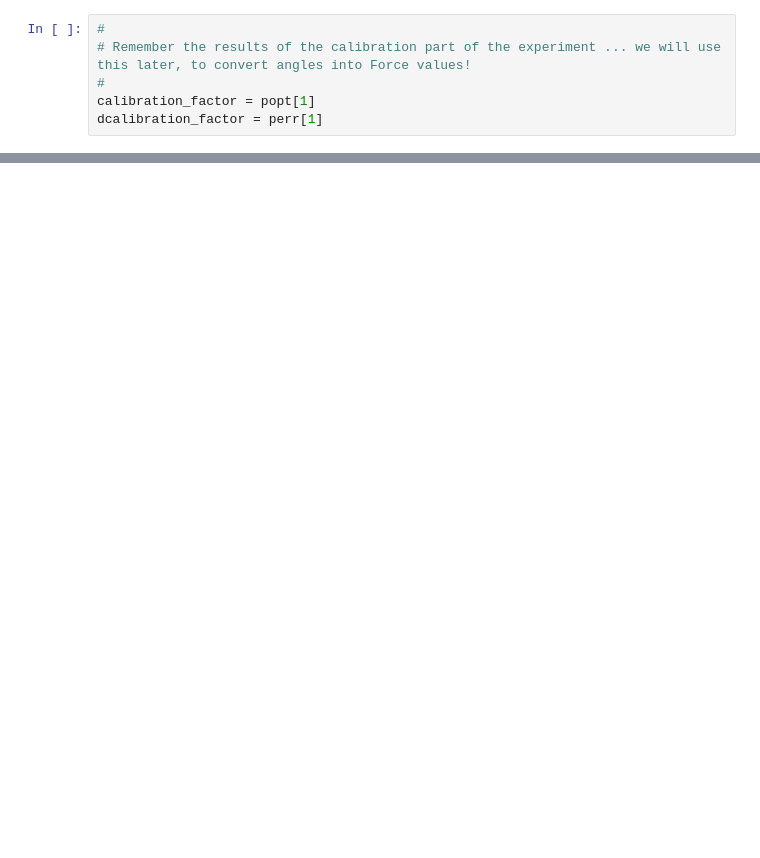
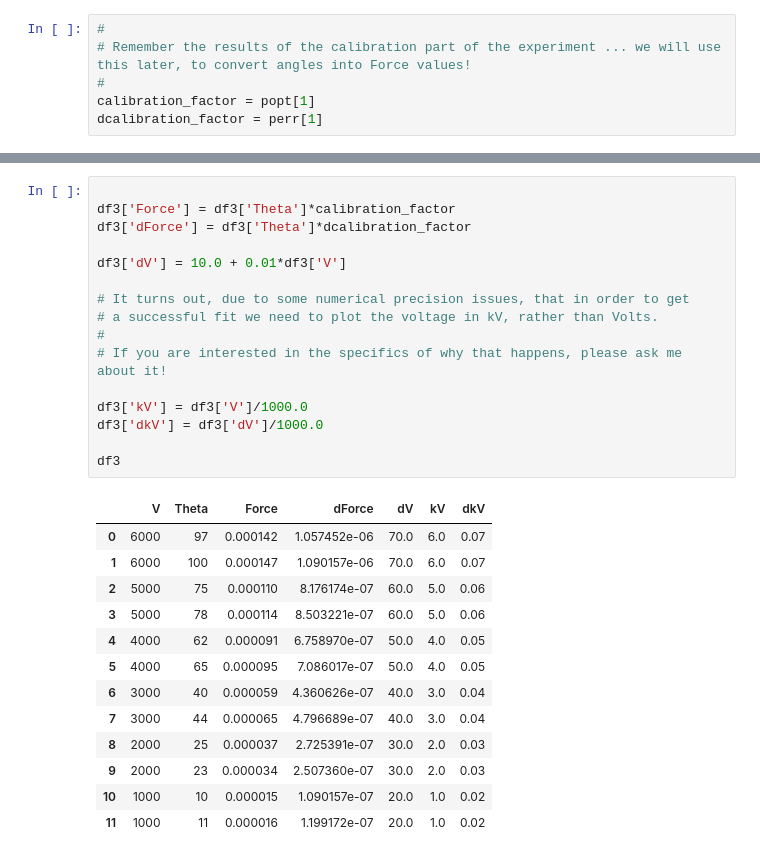
Before and after one commit to brash99/Phys202L, a Jupyter notebook: JupyterNotebooks/Coulombs_Law_Analysis.ipynb, the cells around one changed output, grey strips where cells are left out. Drawn from its saved outputs; the diff is of its cells as text; blank space fills up the shorter version.

```diff
--- a/JupyterNotebooks/Coulombs_Law_Analysis.ipynb
+++ b/JupyterNotebooks/Coulombs_Law_Analysis.ipynb
@@ -381 +473,31 @@ df3
+# %%
+
+df3['Force'] = df3['Theta']*calibration_factor
+df3['dForce'] = df3['Theta']*dcalibration_factor
+
+df3['dV'] = 10.0 + 0.01*df3['V']
+
+# It turns out, due to some numerical precision issues, that in order to get
+# a successful fit we need to plot the voltage in kV, rather than Volts.
+#
+# If you are interested in the specifics of why that happens, please ask me about it!
+
+df3['kV'] = df3['V']/1000.0
+df3['dkV'] = df3['dV']/1000.0
+
+df3
+# %% [output]
+|  | V | Theta | Force | dForce | dV | kV | dkV |
+| 0 | 6000 | 97 | 0.000142 | 1.057452e-06 | 70.0 | 6.0 | 0.07 |
+| 1 | 6000 | 100 | 0.000147 | 1.090157e-06 | 70.0 | 6.0 | 0.07 |
+| 2 | 5000 | 75 | 0.000110 | 8.176174e-07 | 60.0 | 5.0 | 0.06 |
+| 3 | 5000 | 78 | 0.000114 | 8.503221e-07 | 60.0 | 5.0 | 0.06 |
+| 4 | 4000 | 62 | 0.000091 | 6.758970e-07 | 50.0 | 4.0 | 0.05 |
+| 5 | 4000 | 65 | 0.000095 | 7.086017e-07 | 50.0 | 4.0 | 0.05 |
+| 6 | 3000 | 40 | 0.000059 | 4.360626e-07 | 40.0 | 3.0 | 0.04 |
+| 7 | 3000 | 44 | 0.000065 | 4.796689e-07 | 40.0 | 3.0 | 0.04 |
+| 8 | 2000 | 25 | 0.000037 | 2.725391e-07 | 30.0 | 2.0 | 0.03 |
+| 9 | 2000 | 23 | 0.000034 | 2.507360e-07 | 30.0 | 2.0 | 0.03 |
+| 10 | 1000 | 10 | 0.000015 | 1.090157e-07 | 20.0 | 1.0 | 0.02 |
+| 11 | 1000 | 11 | 0.000016 | 1.199172e-07 | 20.0 | 1.0 | 0.02 |
 # %%
```
Also changed, not shown: parts of 23 cells of this notebook.
